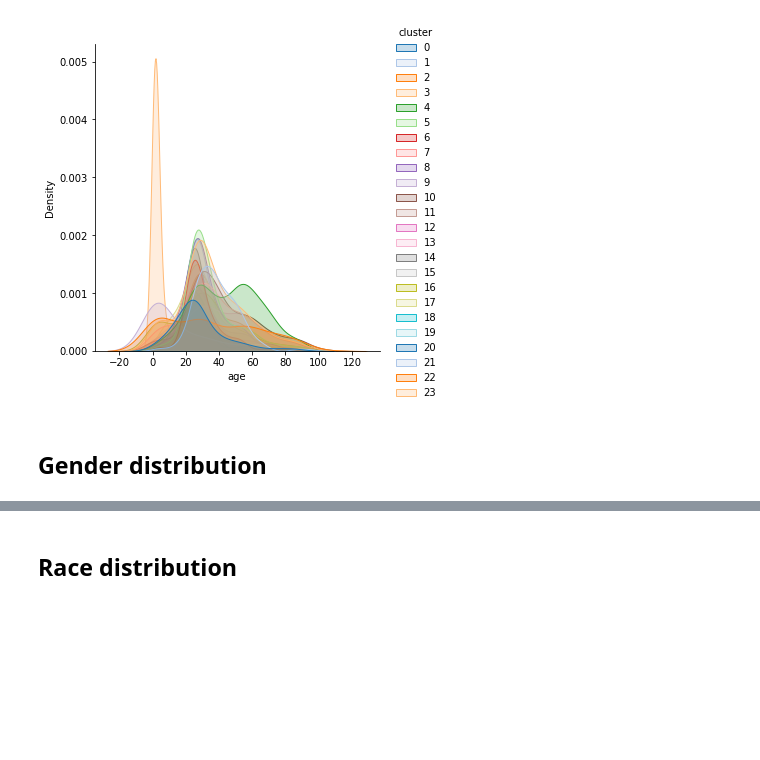
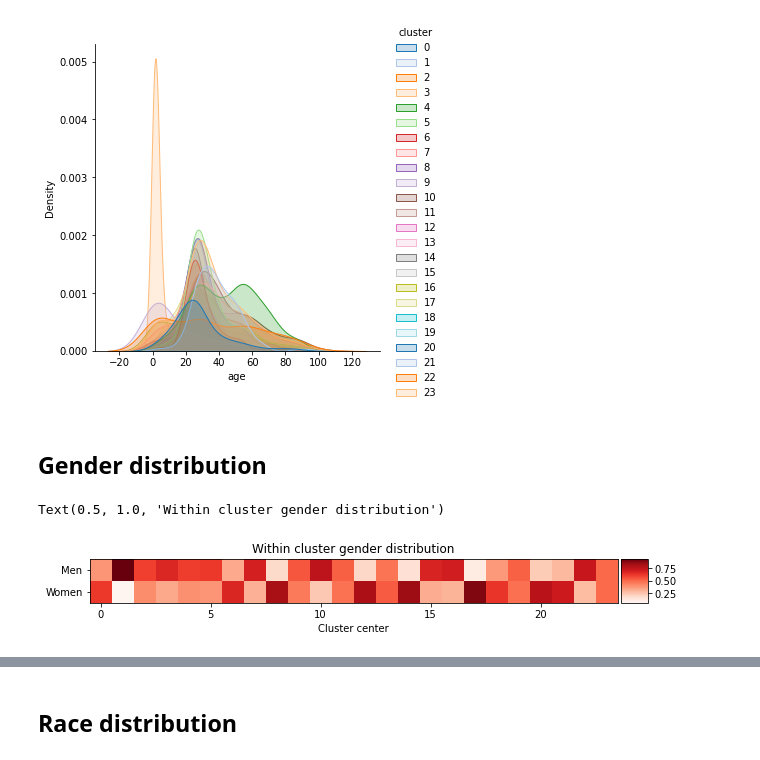
Before and after one commit to s183920/02582_Computational_Data_Analysis_Case2, a Jupyter notebook: autoencoder/distribution_analysis.ipynb, the cells around one changed output, grey strips where cells are left out. Cells and saved outputs as stored; diff of their text form; code cells hidden in the pictures; blank space fills up the shorter version.

Commit message:
work on distributions

```diff
--- a/autoencoder/distribution_analysis.ipynb
+++ b/autoencoder/distribution_analysis.ipynb
@@ -69,3 +69,20 @@ sns.displot(df, x ="age",hue="cluster",kind="kde", fill=True,palette=sns.color_p
 [figure]
 # %% [markdown]
 ## Gender distribution
+# %%
+m = metrics.cluster.contingency_matrix(y[:,1], labels)
+
+fig, ax = plt.subplots(figsize=(10,15))
+im = ax.imshow(m/m.sum(axis=0,keepdims=True),cmap="Reds")
+
+from mpl_toolkits.axes_grid1 import make_axes_locatable
+divider = make_axes_locatable(ax)
+cax = divider.append_axes('right', size='5%', pad=0.05)
+fig.colorbar(im, cax)
+
+ax.set_xlabel("Cluster center")
+ax.set_yticklabels(["","Men","Women"])
+ax.set_title("Within cluster gender distribution")
+# %% [output]
+Text(0.5, 1.0, 'Within cluster gender distribution')
+[figure, added]
```
Also changed, not shown: parts of 3 cells of this notebook, 1 other file.
